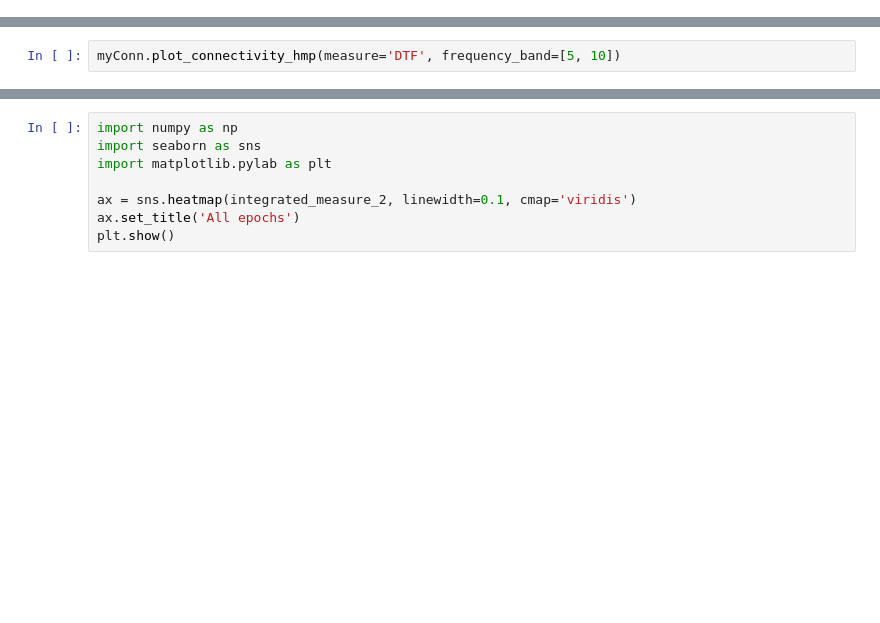
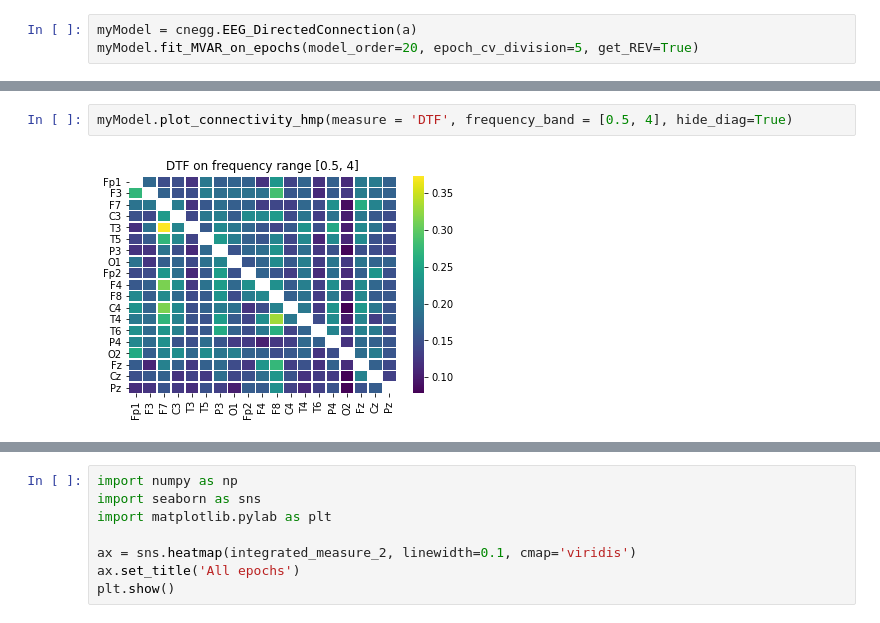
Before and after one commit to igor-casatti/brain_connectivity_epilepsy, a Jupyter notebook: Untitled1.ipynb, the cells around one changed output, grey strips where cells are left out. Drawn from its saved outputs; the diff is of its cells as text; blank space fills up the shorter version.

```diff
--- a/Untitled1.ipynb
+++ b/Untitled1.ipynb
@@ -44,0 +45,3 @@ myConn.fit_MVAR_on_epochs()
+# %%
+myModel = cnegg.EEG_DirectedConnection(a)
+myModel.fit_MVAR_on_epochs(model_order=20, epoch_cv_division=5, get_REV=True)
@@ -45,2 +64,4 @@ myConn.fit_MVAR_on_epochs()
 # %%
-myConn.plot_connectivity_hmp(measure='DTF', frequency_band=[5, 10])
+myModel.plot_connectivity_hmp(measure = 'DTF', frequency_band = [0.5, 4], hide_diag=True)
+# %% [output]
+[figure, added]
```
Also changed, not shown: parts of 57 cells of this notebook, 2 other files.
